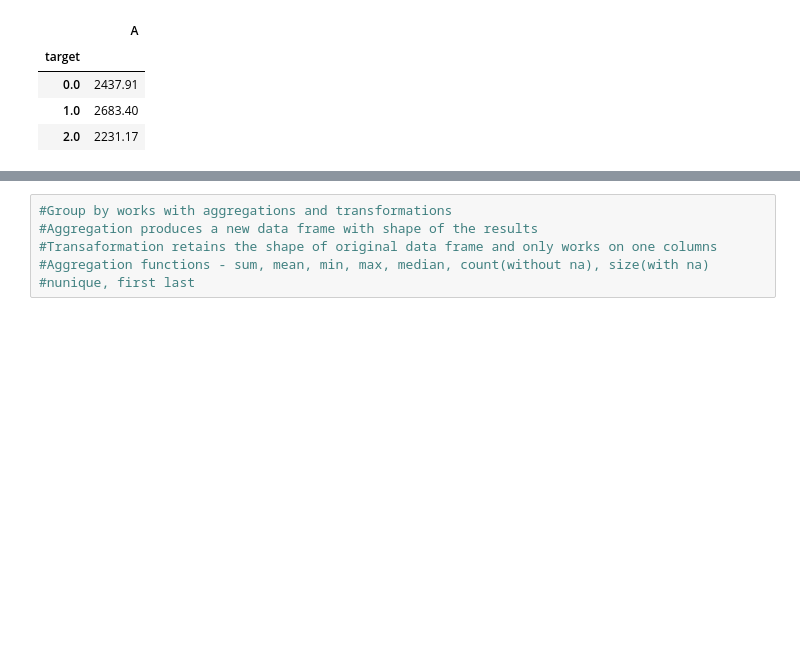
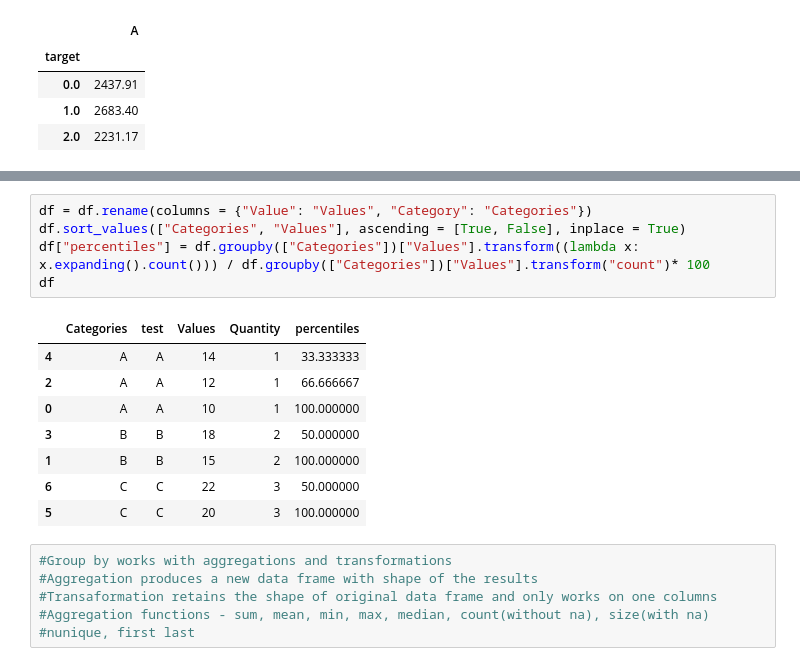
Before and after one commit to SahilBhutani09/Sahil-Assignments, a Jupyter notebook: DataFrames Good to Know/DataFrames Tutorials.ipynb, the cells around one changed output, grey strips where cells are left out. Cells and saved outputs as stored; diff of their text form; blank space fills up the shorter version.

```diff
--- a/DataFrames Good to Know/DataFrames Tutorials.ipynb
+++ b/DataFrames Good to Know/DataFrames Tutorials.ipynb
@@ -283,3 +298,17 @@ df = pd.DataFrame(data)
+# %%
+df = df.rename(columns = {"Value": "Values", "Category": "Categories"})
+df.sort_values(["Categories", "Values"], ascending = [True, False], inplace = True)
+df["percentiles"] = df.groupby(["Categories"])["Values"].transform((lambda x: x.expanding().count())) / df.groupby(["Categories"])["Values"].transform("count")* 100
+df
+# %% [output]
+|  | Categories | test | Values | Quantity | percentiles |
+| 4 | A | A | 14 | 1 | 33.333333 |
+| 2 | A | A | 12 | 1 | 66.666667 |
+| 0 | A | A | 10 | 1 | 100.000000 |
+| 3 | B | B | 18 | 2 | 50.000000 |
+| 1 | B | B | 15 | 2 | 100.000000 |
+| 6 | C | C | 22 | 3 | 50.000000 |
+| 5 | C | C | 20 | 3 | 100.000000 |
 # %%
 #Group by works with aggregations and transformations
 #Aggregation produces a new data frame with shape of the results
```
Also changed, not shown: parts of 2 cells of this notebook.
